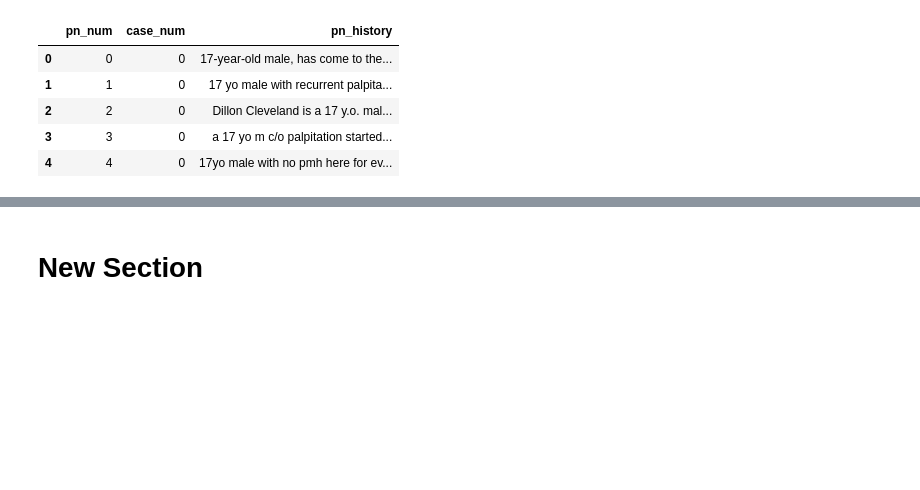
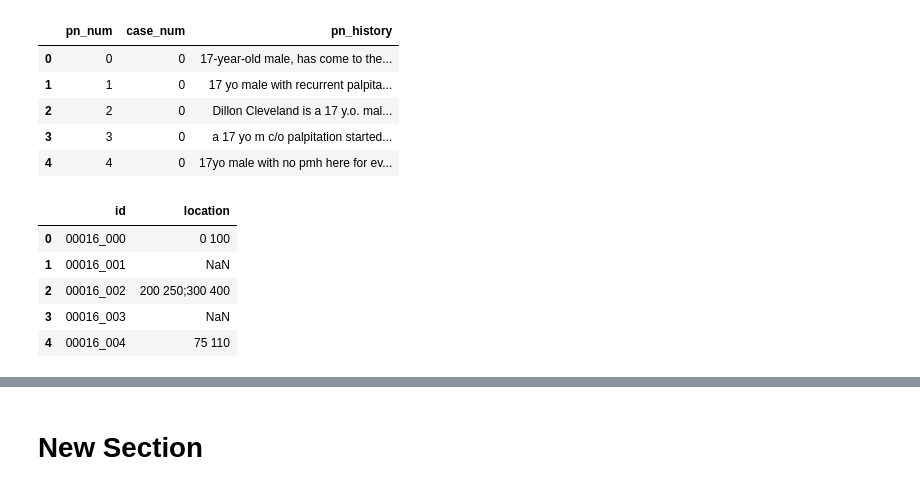
Before and after one commit to subuiyer411/nbme, a Jupyter notebook: NBME_1.ipynb, the cells around one changed output, grey strips where cells are left out. Drawn from its saved outputs; the diff is of its cells as text; code cells hidden in the pictures; blank space fills up the shorter version.

```diff
--- a/NBME_1.ipynb
+++ b/NBME_1.ipynb
@@ -37,3 +37,12 @@ patient_notes_df.head()
 | 2 | 2 | 0 | Dillon Cleveland is a 17 y.o. mal... |
 | 3 | 3 | 0 | a 17 yo m c/o palpitation started... |
 | 4 | 4 | 0 | 17yo male with no pmh here for ev... |
+# %%
+sample_submission_df.head()
+# %% [output]
+|  | id | location |
+| 0 | 00016_000 | 0 100 |
+| 1 | 00016_001 | NaN |
+| 2 | 00016_002 | 200 250;300 400 |
+| 3 | 00016_003 | NaN |
+| 4 | 00016_004 | 75 110 |
```
Also changed, not shown: parts of 5 cells of this notebook.
